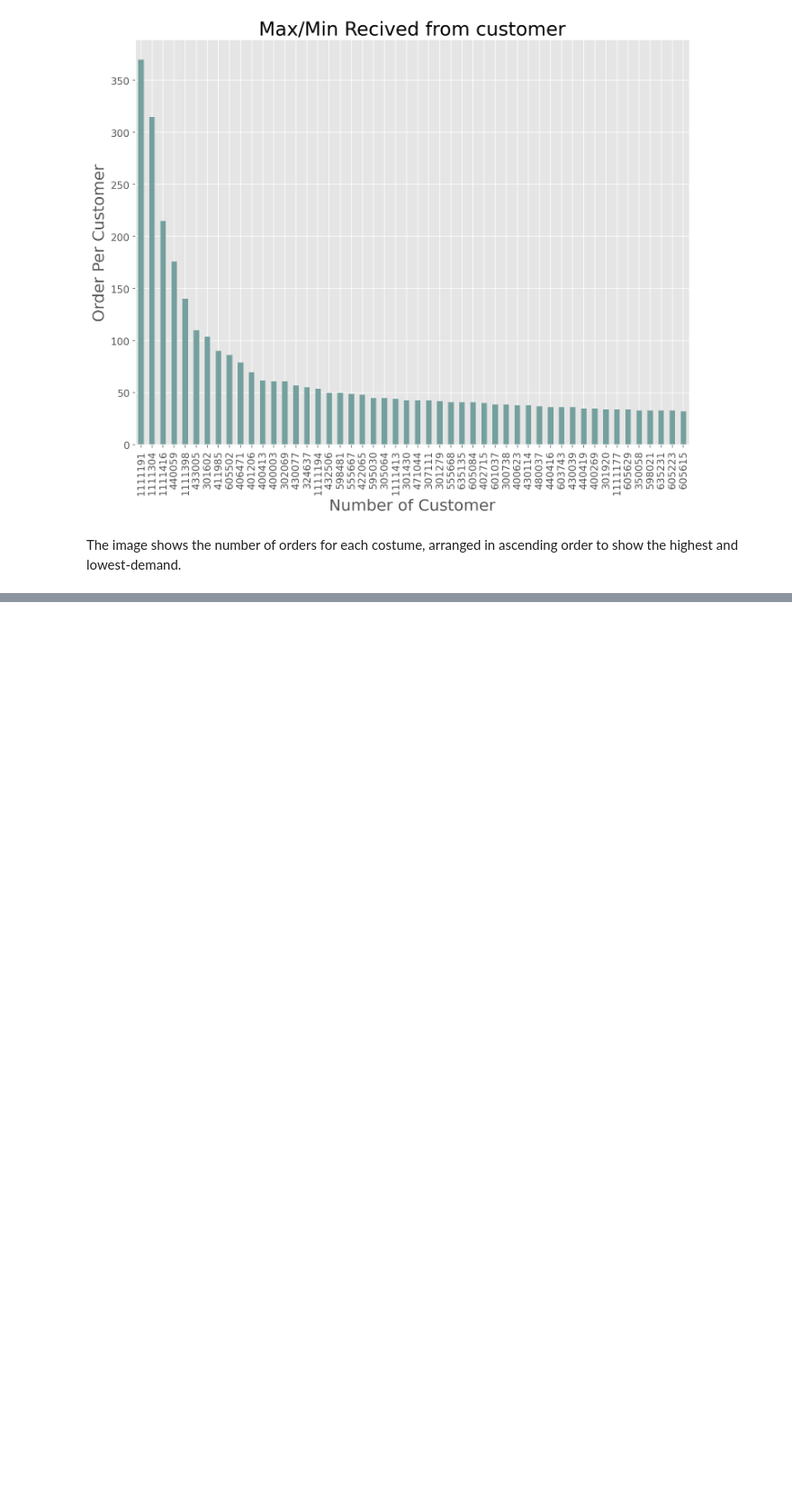
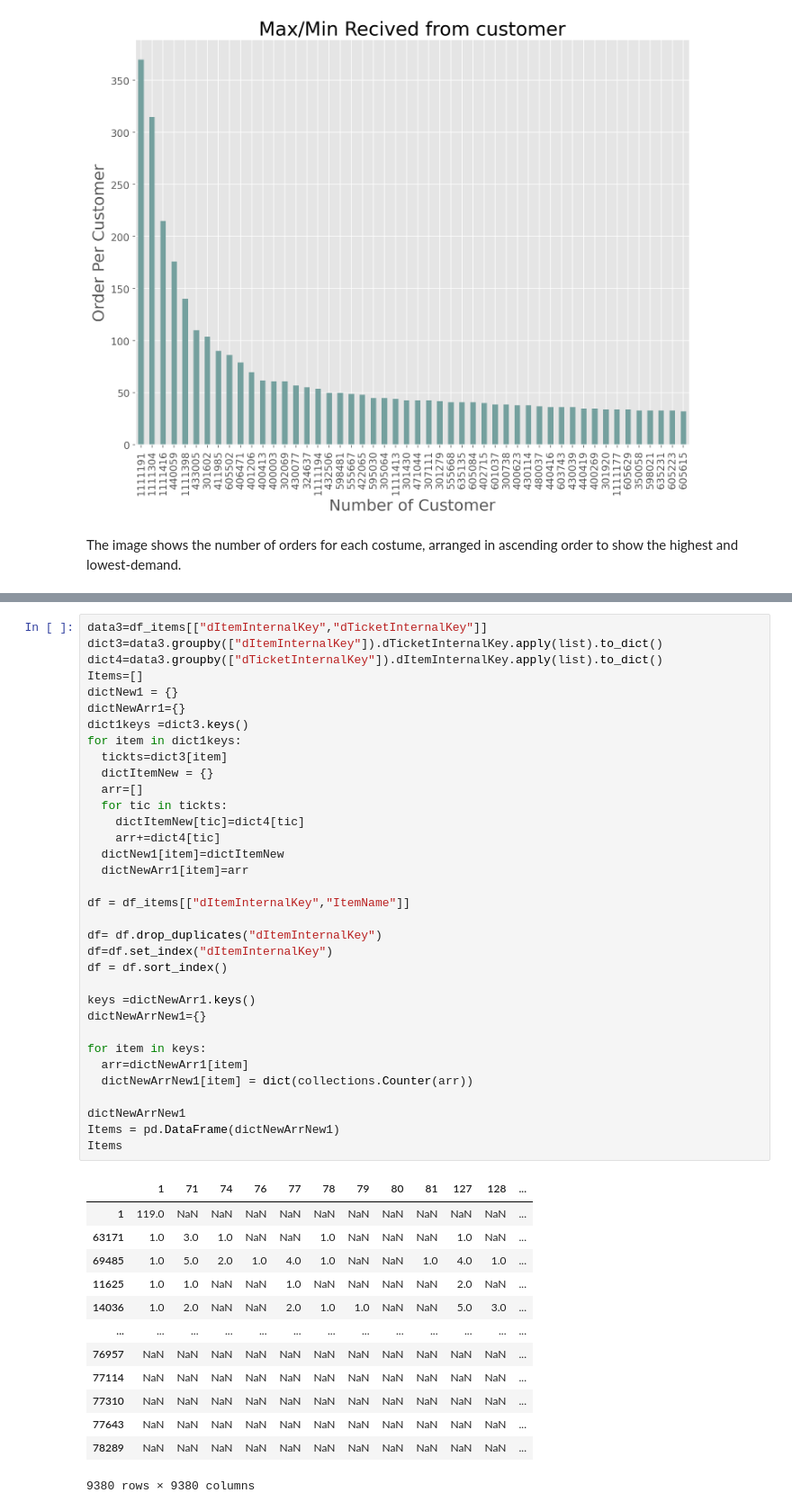
Before and after one commit to POS-Cross/Bravo-EDA, a Jupyter notebook: Bravo_EDA.ipynb, the cells around one changed output, grey strips where cells are left out. Shown at 90% size. Cells and saved outputs as stored; diff of their text form; blank space fills up the shorter version.

```diff
--- a/Bravo_EDA.ipynb
+++ b/Bravo_EDA.ipynb
@@ -559,0 +641,48 @@ The image shows the number of orders for each costume, arranged in ascending ord
+# %%
+data3=df_items[["dItemInternalKey","dTicketInternalKey"]]
+dict3=data3.groupby(["dItemInternalKey"]).dTicketInternalKey.apply(list).to_dict()
+dict4=data3.groupby(["dTicketInternalKey"]).dItemInternalKey.apply(list).to_dict()
+Items=[]
+dictNew1 = {}
+dictNewArr1={}
+dict1keys =dict3.keys()
+for item in dict1keys:
+  tickts=dict3[item]
+  dictItemNew = {}
+  arr=[]
+  for tic in tickts:
+    dictItemNew[tic]=dict4[tic]
+    arr+=dict4[tic]
+  dictNew1[item]=dictItemNew
+  dictNewArr1[item]=arr
+
+df = df_items[["dItemInternalKey","ItemName"]]
+
+df= df.drop_duplicates("dItemInternalKey")
+df=df.set_index("dItemInternalKey")
+df = df.sort_index()
+
+keys =dictNewArr1.keys()
+dictNewArrNew1={}
+
+for item in keys:
+  arr=dictNewArr1[item]
+  dictNewArrNew1[item] = dict(collections.Counter(arr))
+
+dictNewArrNew1
+Items = pd.DataFrame(dictNewArrNew1)
+Items
+# %% [output]
+|  | 1 | 71 | 74 | 76 | 77 | 78 | 79 | 80 | 81 | 127 | 128 | ... |
+| 1 | 119.0 | NaN | NaN | NaN | NaN | NaN | NaN | NaN | NaN | NaN | NaN | ... |
+| 63171 | 1.0 | 3.0 | 1.0 | NaN | NaN | 1.0 | NaN | NaN | NaN | 1.0 | NaN | ... |
+| 69485 | 1.0 | 5.0 | 2.0 | 1.0 | 4.0 | 1.0 | NaN | NaN | 1.0 | 4.0 | 1.0 | ... |
+| 11625 | 1.0 | 1.0 | NaN | NaN | 1.0 | NaN | NaN | NaN | NaN | 2.0 | NaN | ... |
+| 14036 | 1.0 | 2.0 | NaN | NaN | 2.0 | 1.0 | 1.0 | NaN | NaN | 5.0 | 3.0 | ... |
+| ... | ... | ... | ... | ... | ... | ... | ... | ... | ... | ... | ... | ... |
+| 76957 | NaN | NaN | NaN | NaN | NaN | NaN | NaN | NaN | NaN | NaN | NaN | ... |
+| 77114 | NaN | NaN | NaN | NaN | NaN | NaN | NaN | NaN | NaN | NaN | NaN | ... |
+| 77310 | NaN | NaN | NaN | NaN | NaN | NaN | NaN | NaN | NaN | NaN | NaN | ... |
+| 77643 | NaN | NaN | NaN | NaN | NaN | NaN | NaN | NaN | NaN | NaN | NaN | ... |
+| 78289 | NaN | NaN | NaN | NaN | NaN | NaN | NaN | NaN | NaN | NaN | NaN | ... |
+9380 rows × 9380 columns
```
Also changed, not shown: parts of 10 cells of this notebook.
